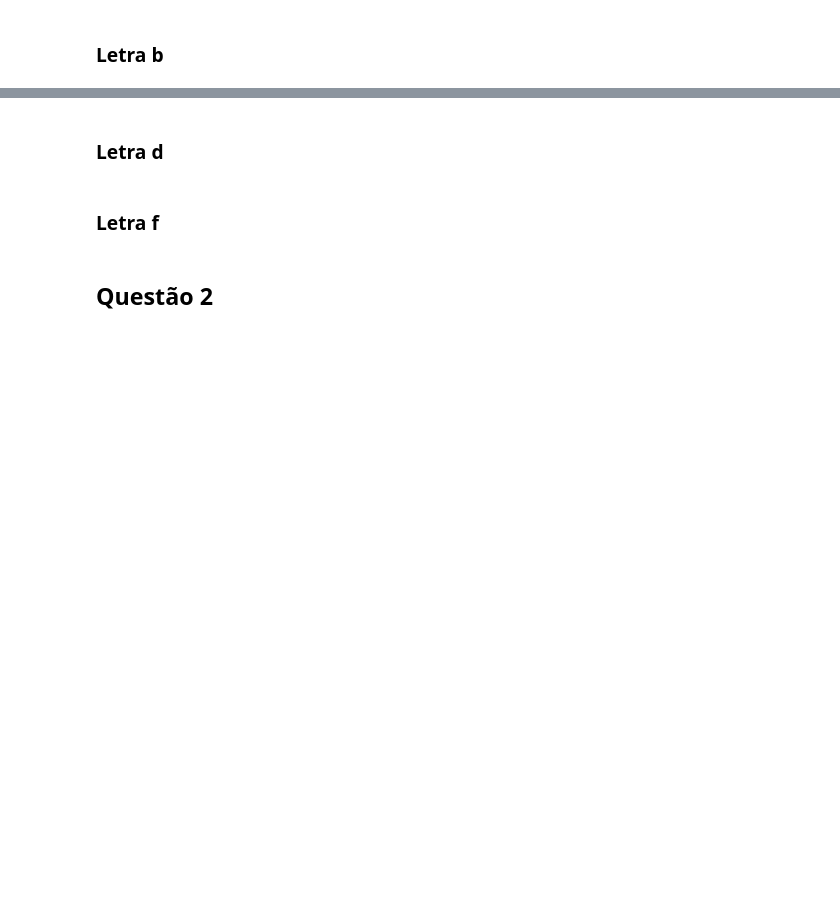
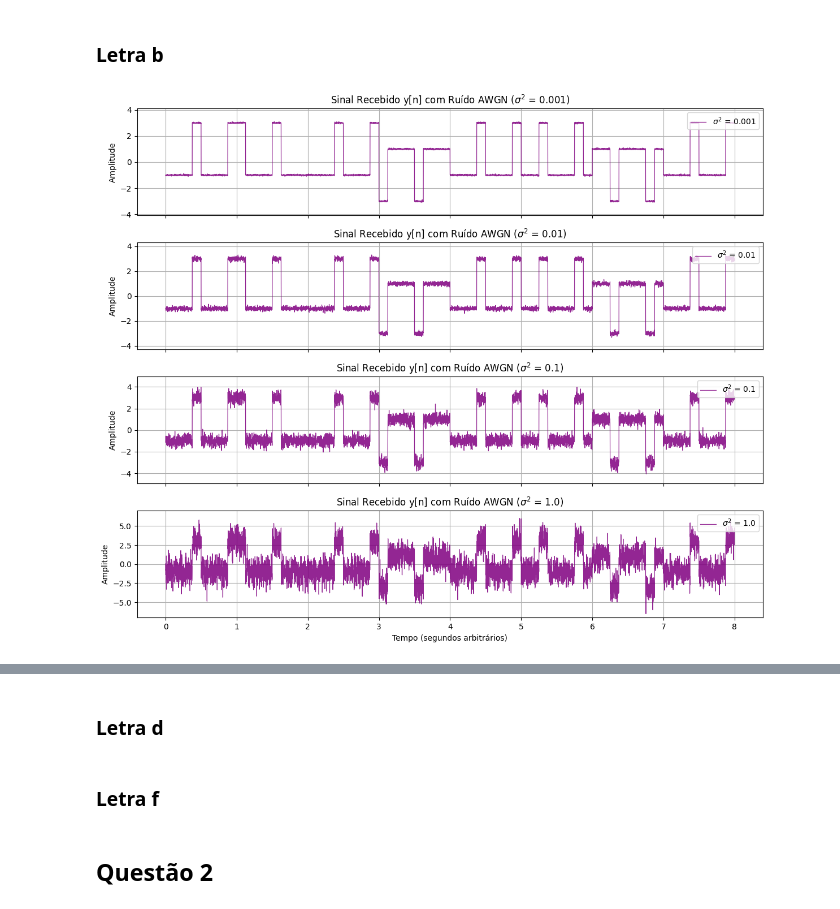
Before and after one commit to alyPoint/CEFET---Processamento-de-Sinais-I-140826, a Jupyter notebook: Pratica_6/DSP_1_PRATICA_6.ipynb, the cells around one changed output, grey strips where cells are left out. Cells and saved outputs as stored; diff of their text form; code cells hidden in the pictures; blank space fills up the shorter version.

```diff
--- a/Pratica_6/DSP_1_PRATICA_6.ipynb
+++ b/Pratica_6/DSP_1_PRATICA_6.ipynb
@@ -114,2 +169,97 @@ Mudança drástica no comportamento do sinal ao passar do domínio do tempo para
 # %% [markdown]
 ### **Letra b**
+# %%
+import numpy as np
+import matplotlib.pyplot as plt
+from scipy.linalg import hadamard
+
+# ==========================================
+# 1. RECONSTRUÇÃO DOS SINAIS DOS USUÁRIOS
+# ==========================================
+np.random.seed(42)  # Mesma semente para garantir consistência
+N = 8
+fs = 1000
+samples_per_bit = 100
+
+# Mensagens originais
+m1 = np.random.choice([-1, 1], N)
+m2 = np.random.choice([-1, 1], N)
+m3 = np.random.choice([-1, 1], N)
+
+# Matriz de Hadamard e Códigos
+H = hadamard(N)
+c1 = H[1, :]
+c2 = H[2, :]
+c3 = H[3, :]
+
+# Sinais codificados (espalhados)
+s1 = np.kron(m1, c1)
+s2 = np.kron(m2, c2)
+s3 = np.kron(m3, c3)
+
+# Formas de onda upsampled (contínuas por partes)
+s1_upsampled = np.repeat(s1, samples_per_bit)
+s2_upsampled = np.repeat(s2, samples_per_bit)
+s3_upsampled = np.repeat(s3, samples_per_bit)
+
+# Sinal combinado dos 3 usuários (sem ruído)
+x_sum = s1_upsampled + s2_upsampled + s3_upsampled
+t = np.linspace(0, N, len(x_sum))
+
+# Variâncias do ruído AWGN a serem avaliadas
+sigma_sq_list = [1e-3, 1e-2, 1e-1, 1.0]
+
+# ==========================================
+# 2. VISUALIZAÇÃO NO DOMÍNIO DO TEMPO
+# ==========================================
+fig, axs = plt.subplots(len(sigma_sq_list), 1, figsize=(12, 10), sharex=True)
+
+for i, sigma_sq in enumerate(sigma_sq_list):
+    sigma = np.sqrt(sigma_sq)
+    # Geração do ruído AWGN w[n] ~ N(0, sigma^2)
+    w = np.random.normal(0, sigma, size=len(x_sum))
+
+    # Sinal recebido y[n]
+    y = x_sum + w
+
+    axs[i].plot(t, y, color='purple', linewidth=0.9, alpha=0.85, label=f'$\\sigma^2$ = {sigma_sq}')
+    axs[i].set_title(f'Sinal Recebido y[n] com Ruído AWGN ($\\sigma^2$ = {sigma_sq})')
+    axs[i].set_ylabel('Amplitude')
+    axs[i].grid(True)
+    axs[i].legend(loc='upper right')
+    axs[i].set_ylim(-4 - 3*sigma, 4 + 3*sigma)
+
+axs[-1].set_xlabel('Tempo (segundos arbitrários)')
+plt.tight_layout()
+plt.show()
+
+# ==========================================
+# 3. CÁLCULO E VISUALIZAÇÃO DO ESPECTRO DE y[n]
+# ==========================================
+def calcular_espectro(sinal, fs):
+    N_fft = len(sinal)
+    freq = np.fft.fftfreq(N_fft, d=1/fs)
+    espectro = np.abs(np.fft.fft(sinal)) / N_fft
+    half = N_fft // 2
+    return freq[:half], espectro[:half]
+
+plt.figure(figsize=(12, 7))
+
+for sigma_sq in sigma_sq_list:
+    sigma = np.sqrt(sigma_sq)
+    w = np.random.normal(0, sigma, size=len(x_sum))
+    y = x_sum + w
+
+    freqs, espectro = calcular_espectro(y, fs)
+    plt.plot(freqs, espectro, alpha=0.75, label=f'$\\sigma^2$ = {sigma_sq}')
+
+plt.title('Espectro de Frequência do Sinal Recebido y[n] para Diferentes Níveis de Ruído AWGN')
+plt.xlabel('Frequência (Hz)')
+plt.ylabel('Magnitude')
+plt.xlim(0, 100)
+plt.legend(loc='upper right')
+plt.grid(True)
+plt.tight_layout()
+plt.show()
+# %% [output]
+[figure, added]
```
Also changed, not shown: parts of 5 cells of this notebook.
